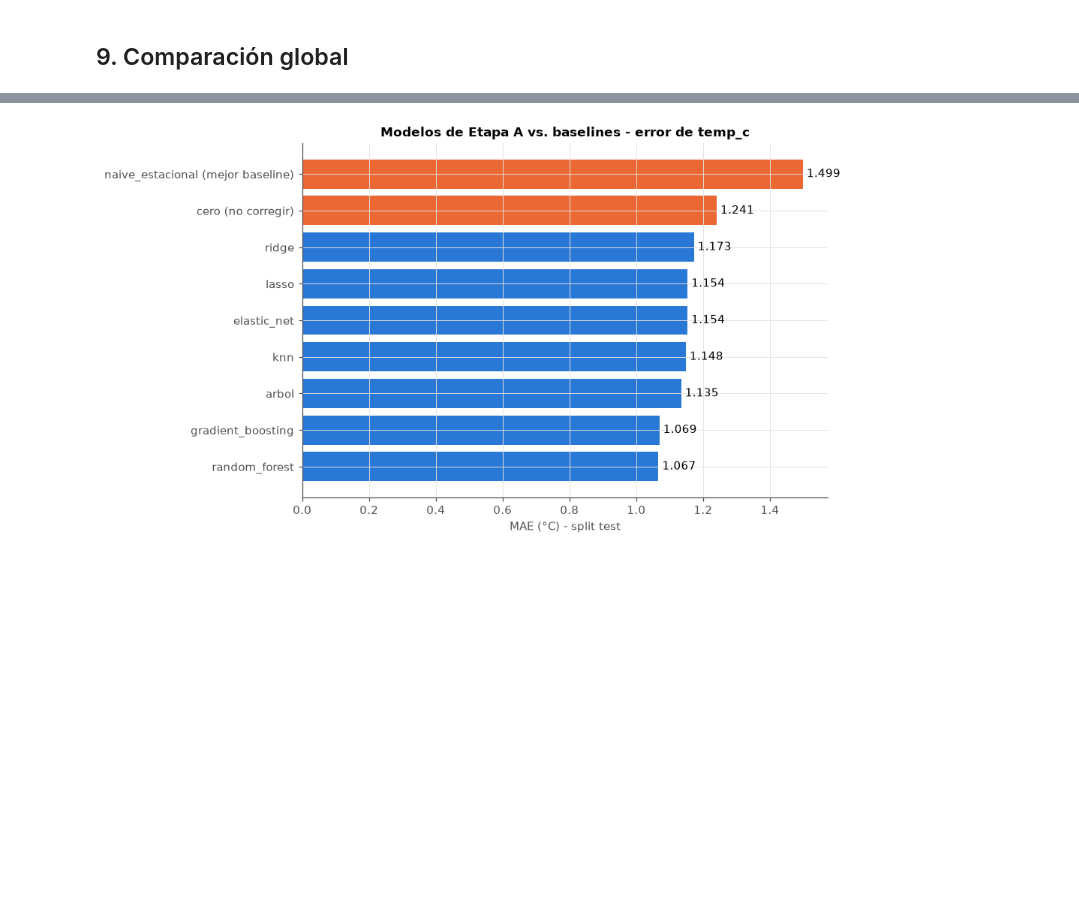
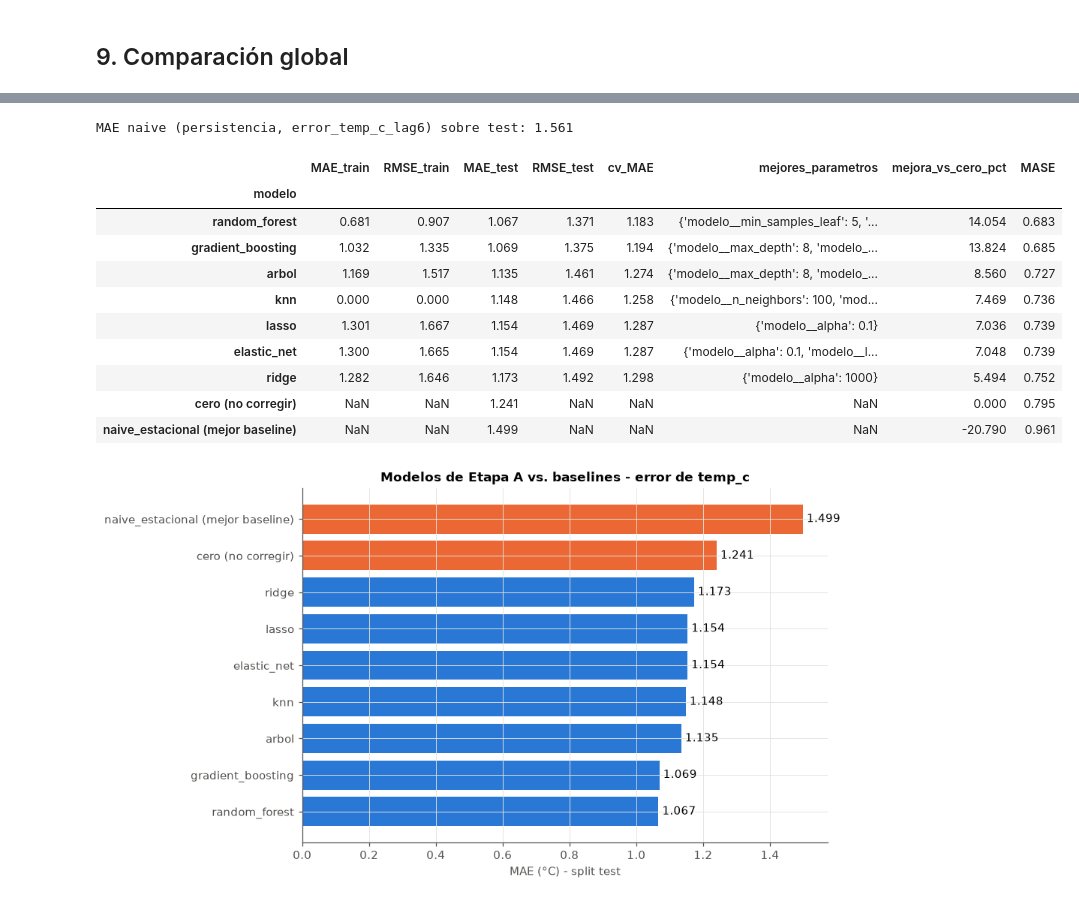
Before and after one commit to franconieto3/TPI_Taller_analisis_de_datos, a Jupyter notebook: TP3/notebooks/7_modelado_global.ipynb, the cells around one changed output, grey strips where cells are left out. Saved outputs shown, nothing was run; the diff lists cells and outputs as text; code cells hidden in the pictures; blank space fills up the shorter version.

Commit message:
Implementación de MASE com métrica

```diff
--- a/TP3/notebooks/7_modelado_global.ipynb
+++ b/TP3/notebooks/7_modelado_global.ipynb
@@ -387,21 +393,39 @@ MAE de `(fcst + corrección) - obs`, así que no hace falta una cuenta aparte.
 # %%
 BASELINES_NOTEBOOK_6 = {
     "cero (no corregir)": 1.241,
     "naive_estacional (mejor baseline)": 1.499,
 }
 
 tabla_comparacion = pd.DataFrame([
     {"modelo": r["nombre"], "MAE_train": r["MAE_train"], "RMSE_train": r["RMSE_train"],
      "MAE_test": r["MAE_test"], "RMSE_test": r["RMSE_test"], "cv_MAE": r["cv_MAE"],
      "mejores_parametros": r["mejores_parametros"]}
     for r in resultados_modelos.values()
 ]).set_index("modelo")
 
 for nombre, mae in BASELINES_NOTEBOOK_6.items():
     tabla_comparacion.loc[nombre, "MAE_test"] = mae
 
 tabla_comparacion["mejora_vs_cero_pct"] = 100 * (1 - tabla_comparacion["MAE_test"] / BASELINES_NOTEBOOK_6["cero (no corregir)"])
+
+MAE_naive_persistencia = mean_absolute_error(y_test, X_test["error_temp_c_lag6"])
+tabla_comparacion["MASE"] = tabla_comparacion["MAE_test"] / MAE_naive_persistencia
+print(f'MAE naive (persistencia, error_temp_c_lag6) sobre test: {MAE_naive_persistencia:.3f}')
+
 tabla_comparacion.round(3).sort_values("MAE_test")
+# %% [output]
+MAE naive (persistencia, error_temp_c_lag6) sobre test: 1.561
+|  | MAE_train | RMSE_train | MAE_test | RMSE_test | cv_MAE | mejores_parametros | mejora_vs_cero_pct | MASE |
+| modelo |  |  |  |  |  |  |  |  |
+| random_forest | 0.681 | 0.907 | 1.067 | 1.371 | 1.183 | {'modelo__min_samples_leaf': 5, '... | 14.054 | 0.683 |
+| gradient_boosting | 1.032 | 1.335 | 1.069 | 1.375 | 1.194 | {'modelo__max_depth': 8, 'modelo_... | 13.824 | 0.685 |
+| arbol | 1.169 | 1.517 | 1.135 | 1.461 | 1.274 | {'modelo__max_depth': 8, 'modelo_... | 8.560 | 0.727 |
+| knn | 0.000 | 0.000 | 1.148 | 1.466 | 1.258 | {'modelo__n_neighbors': 100, 'mod... | 7.469 | 0.736 |
+| lasso | 1.301 | 1.667 | 1.154 | 1.469 | 1.287 | {'modelo__alpha': 0.1} | 7.036 | 0.739 |
+| elastic_net | 1.300 | 1.665 | 1.154 | 1.469 | 1.287 | {'modelo__alpha': 0.1, 'modelo__l... | 7.048 | 0.739 |
+| ridge | 1.282 | 1.646 | 1.173 | 1.492 | 1.298 | {'modelo__alpha': 1000} | 5.494 | 0.752 |
+| cero (no corregir) | NaN | NaN | 1.241 | NaN | NaN | NaN | 0.000 | 0.795 |
+| naive_estacional (mejor baseline) | NaN | NaN | 1.499 | NaN | NaN | NaN | -20.790 | 0.961 |
 # %%
 mae_test_ordenado = tabla_comparacion['MAE_test'].sort_values()
 
```
Also changed, not shown: parts of 1 cell of this notebook.
